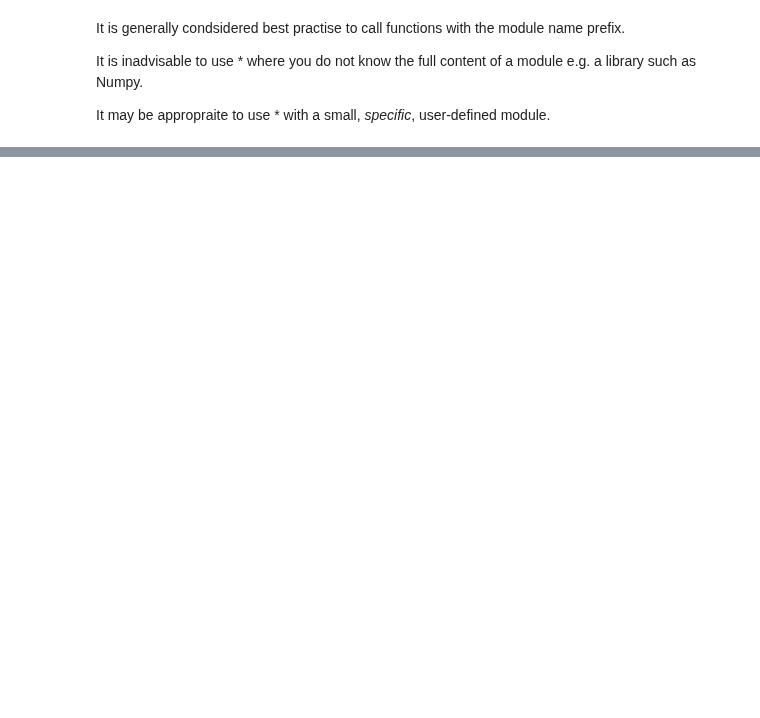
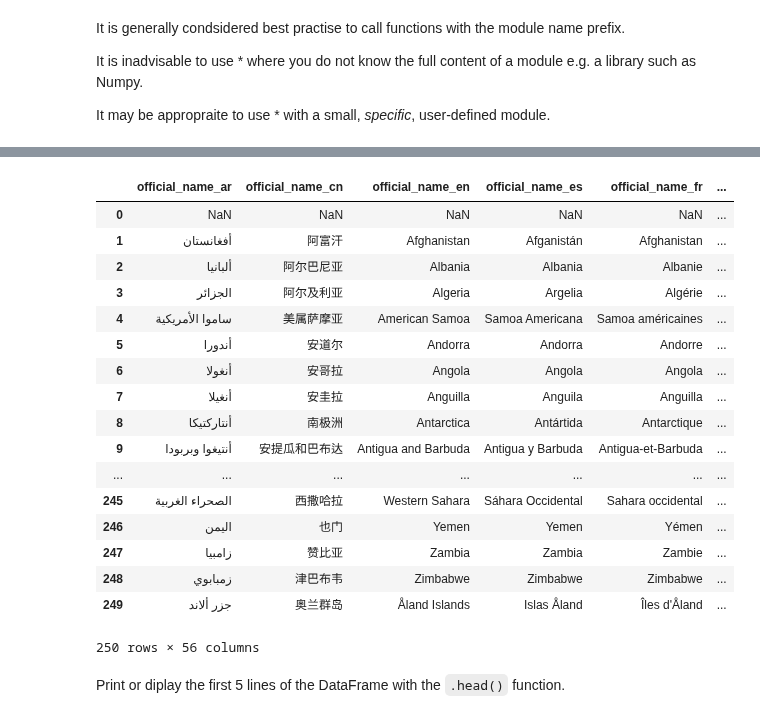
Before and after one commit to hphilamore/ILAS_python, a Jupyter notebook: 9_Input_and_Output.ipynb, the cells around one changed output, grey strips where cells are left out. Cells and saved outputs as stored; diff of their text form; code cells hidden in the pictures; blank space fills up the shorter version.

```diff
--- a/9_Input_and_Output.ipynb
+++ b/9_Input_and_Output.ipynb
@@ -385,0 +715,4 @@ NameError: name 'Importing' is not defined
+# %%
+from pandas import read_csv
+
+large_set = read_csv('sample_data/country_codes.csv')
@@ -385,0 +739,23 @@ NameError: name 'Importing' is not defined
+# %%
+display(large_set)
+# %% [output]
+|  | official_name_ar | official_name_cn | official_name_en | official_name_es | official_name_fr | ... |
+| 0 | NaN | NaN | NaN | NaN | NaN | ... |
+| 1 | أفغانستان | 阿富汗 | Afghanistan | Afganistán | Afghanistan | ... |
+| 2 | ألبانيا | 阿尔巴尼亚 | Albania | Albania | Albanie | ... |
+| 3 | الجزائر | 阿尔及利亚 | Algeria | Argelia | Algérie | ... |
+| 4 | ساموا الأمريكية | 美属萨摩亚 | American Samoa | Samoa Americana | Samoa américaines | ... |
+| 5 | أندورا | 安道尔 | Andorra | Andorra | Andorre | ... |
+| 6 | أنغولا | 安哥拉 | Angola | Angola | Angola | ... |
+| 7 | أنغيلا | 安圭拉 | Anguilla | Anguila | Anguilla | ... |
+| 8 | أنتاركتيكا | 南极洲 | Antarctica | Antártida | Antarctique | ... |
+| 9 | أنتيغوا وبربودا | 安提瓜和巴布达 | Antigua and Barbuda | Antigua y Barbuda | Antigua-et-Barbuda | ... |
+| ... | ... | ... | ... | ... | ... | ... |
+| 245 | الصحراء الغربية | 西撒哈拉 | Western Sahara | Sáhara Occidental | Sahara occidental | ... |
+| 246 | اليمن | 也门 | Yemen | Yemen | Yémen | ... |
+| 247 | زامبيا | 赞比亚 | Zambia | Zambia | Zambie | ... |
+| 248 | زمبابوي | 津巴布韦 | Zimbabwe | Zimbabwe | Zimbabwe | ... |
+| 249 | جزر ألاند | 奥兰群岛 | Åland Islands | Islas Åland | Îles d'Åland | ... |
+250 rows × 56 columns
+# %% [markdown]
+Print or diplay the first 5 lines of the DataFrame with the `.head()` function.
```
Also changed, not shown: parts of 73 cells of this notebook, 5 other files.
